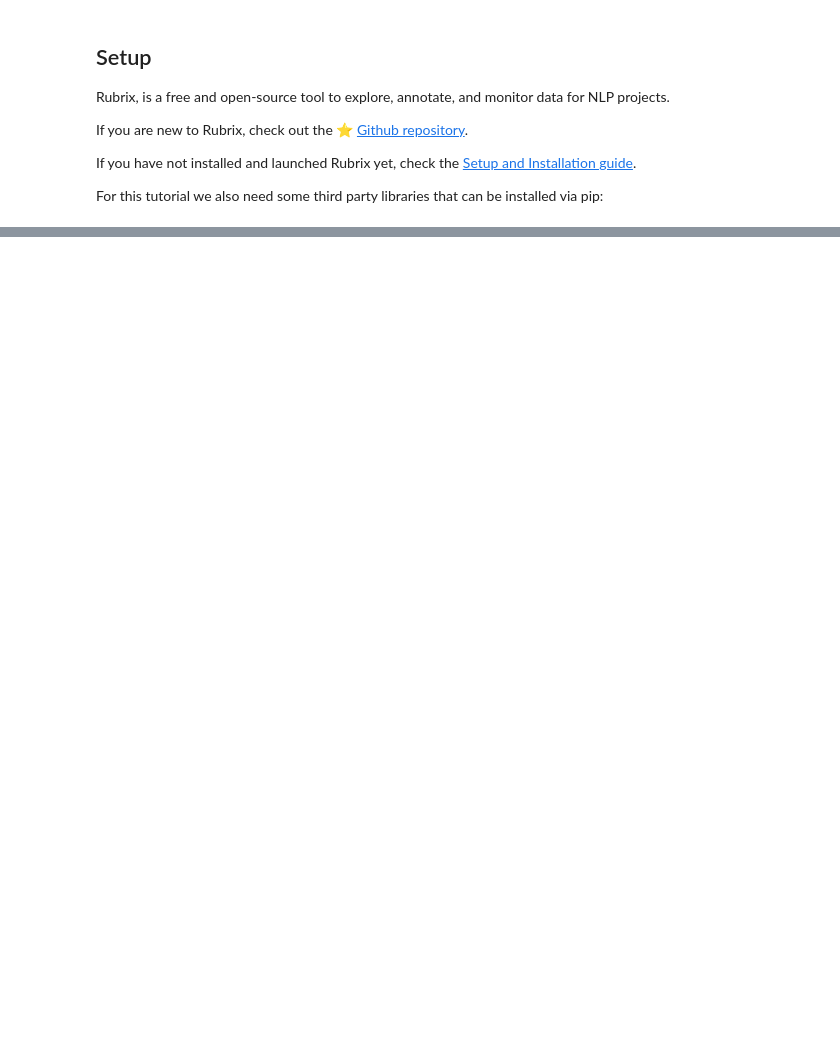
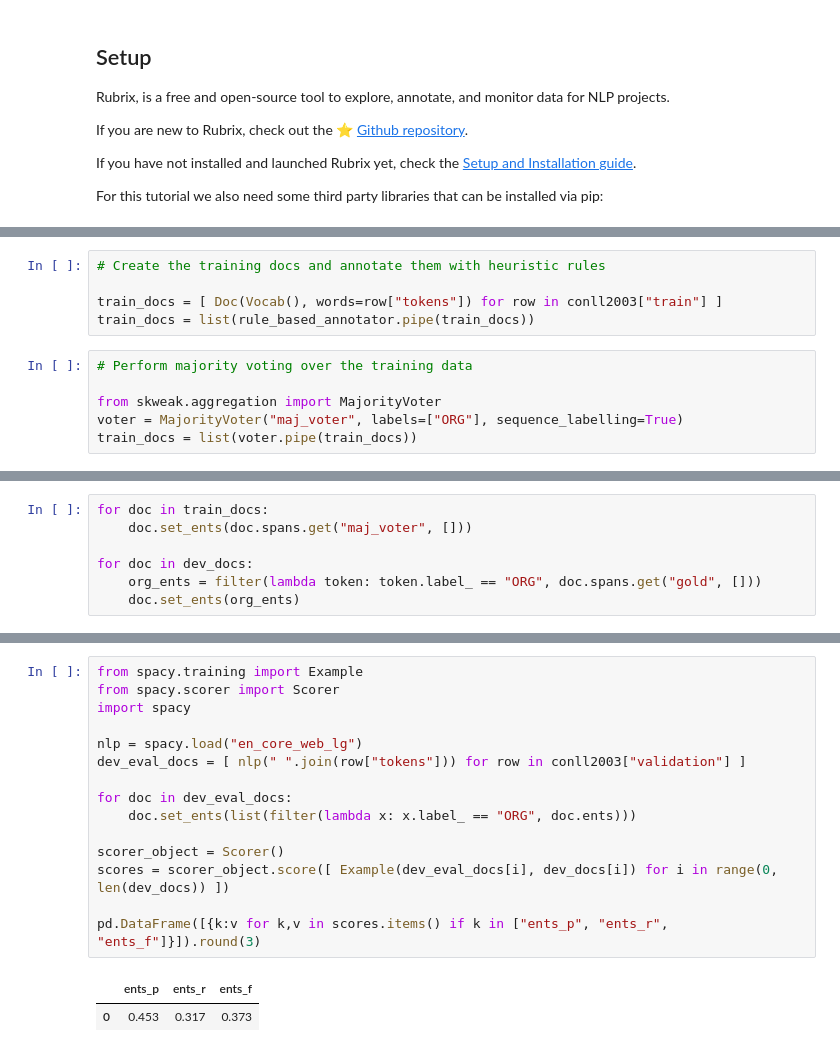
Before and after one commit to argilla-io/argilla, a Jupyter notebook: docs/tutorials/skweak.ipynb, the cells around one changed output, grey strips where cells are left out. Drawn from its saved outputs; the diff is of its cells as text; blank space fills up the shorter version.

```diff
--- a/docs/tutorials/skweak.ipynb
+++ b/docs/tutorials/skweak.ipynb
@@ -602,0 +420,11 @@ result
+# %%
+# Create the training docs and annotate them with heuristic rules
+
+train_docs = [ Doc(Vocab(), words=row["tokens"]) for row in conll2003["train"] ]
+train_docs = list(rule_based_annotator.pipe(train_docs))
+# %%
+# Perform majority voting over the training data
+
+from skweak.aggregation import MajorityVoter
+voter = MajorityVoter("maj_voter", labels=["ORG"], sequence_labelling=True)
+train_docs = list(voter.pipe(train_docs))
@@ -602,0 +448,7 @@ result
+# %%
+for doc in train_docs:
+    doc.set_ents(doc.spans.get("maj_voter", []))
+
+for doc in dev_docs:
+    org_ents = filter(lambda token: token.label_ == "ORG", doc.spans.get("gold", []))
+    doc.set_ents(org_ents)
@@ -602,0 +483,18 @@ result
+# %%
+from spacy.training import Example
+from spacy.scorer import Scorer
+import spacy
+
+nlp = spacy.load("en_core_web_lg")
+dev_eval_docs = [ nlp(" ".join(row["tokens"])) for row in conll2003["validation"] ]
+
+for doc in dev_eval_docs:
+    doc.set_ents(list(filter(lambda x: x.label_ == "ORG", doc.ents)))
+
+scorer_object = Scorer()
+scores = scorer_object.score([ Example(dev_eval_docs[i], dev_docs[i]) for i in range(0, len(dev_docs)) ])
+
+pd.DataFrame([{k:v for k,v in scores.items() if k in ["ents_p", "ents_r", "ents_f"]}]).round(3)
+# %% [output]
+|  | ents_p | ents_r | ents_f |
+| 0 | 0.453 | 0.317 | 0.373 |
```
Also changed, not shown: parts of 119 cells of this notebook, 7 other files.
